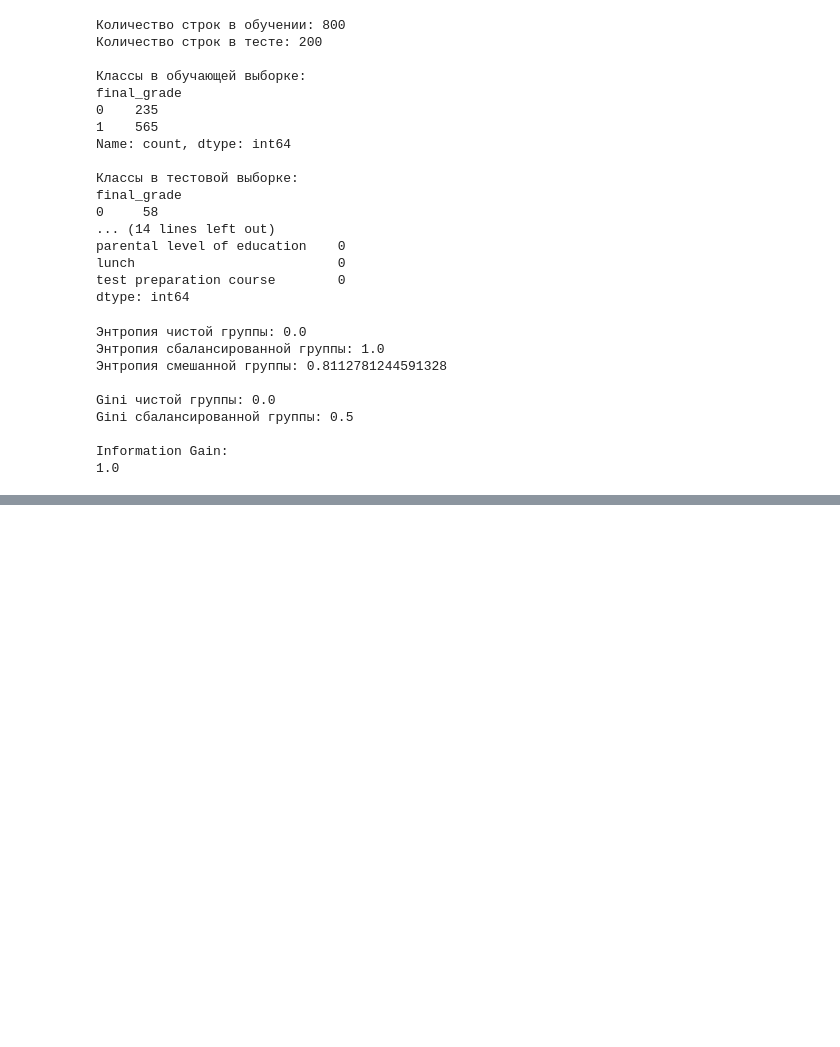
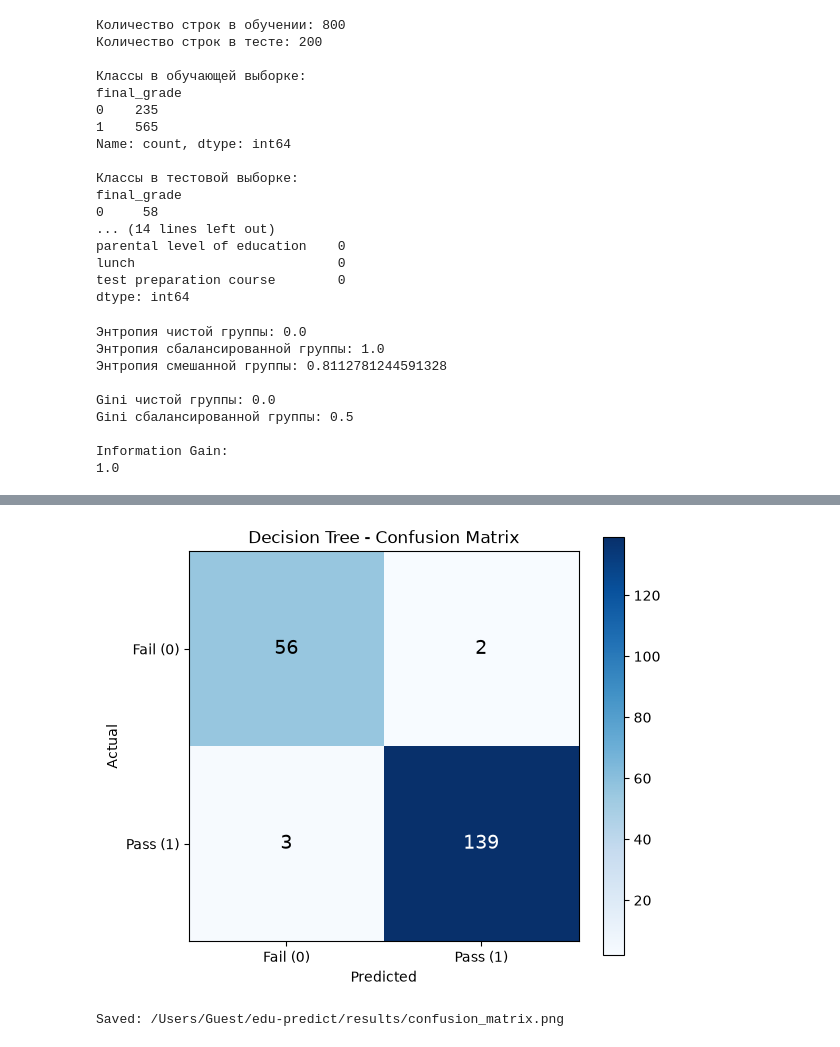
Before and after one commit to gnazyz-bit/edu-predict, a Jupyter notebook: notebook/analysis.ipynb, the cells around one changed output, grey strips where cells are left out. Cells and saved outputs as stored; diff of their text form; code cells hidden in the pictures; blank space fills up the shorter version.

Commit message:
edu predict results

```diff
--- a/notebook/analysis.ipynb
+++ b/notebook/analysis.ipynb
@@ -285,0 +631,47 @@ Information Gain:
+# %%
+
+import matplotlib.pyplot as plt
+import numpy as np
+from pathlib import Path
+
+cm = np.array([[tn, fp], [fn, tp]])
+
+fig, ax = plt.subplots(figsize=(6, 5))
+image = ax.imshow(cm, cmap="Blues")
+
+ax.set_xticks([0, 1])
+ax.set_yticks([0, 1])
+ax.set_xticklabels(["Fail (0)", "Pass (1)"])
+ax.set_yticklabels(["Fail (0)", "Pass (1)"])
+
+ax.set_xlabel("Predicted")
+ax.set_ylabel("Actual")
+ax.set_title("Decision Tree - Confusion Matrix")
+
+for i in range(2):
+    for j in range(2):
+        ax.text(
+            j, i, str(cm[i, j]),
+            ha="center",
+            va="center",
+            fontsize=14,
+            color="white" if cm[i, j] > cm.max() / 2 else "black"
+        )
+
+fig.colorbar(image, ax=ax)
+
+project_root = Path.cwd()
+if project_root.name == "notebook":
+    project_root = project_root.parent
+
+output_path = project_root / "results" / "confusion_matrix.png"
+output_path.parent.mkdir(parents=True, exist_ok=True)
+
+plt.tight_layout()
+plt.savefig(output_path, dpi=200, bbox_inches="tight")
+plt.show()
+
+print(f"Saved: {output_path}")
+# %% [output]
+[figure, added]
+Saved: /Users/Guest/edu-predict/results/confusion_matrix.png
```
Also changed, not shown: parts of 15 cells of this notebook, 10 other files.
